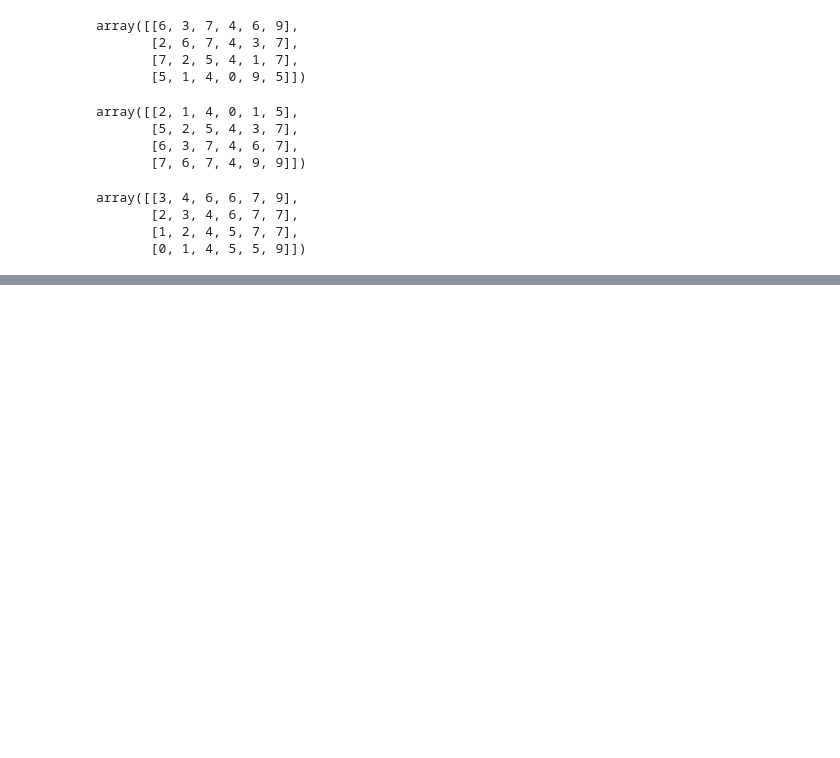
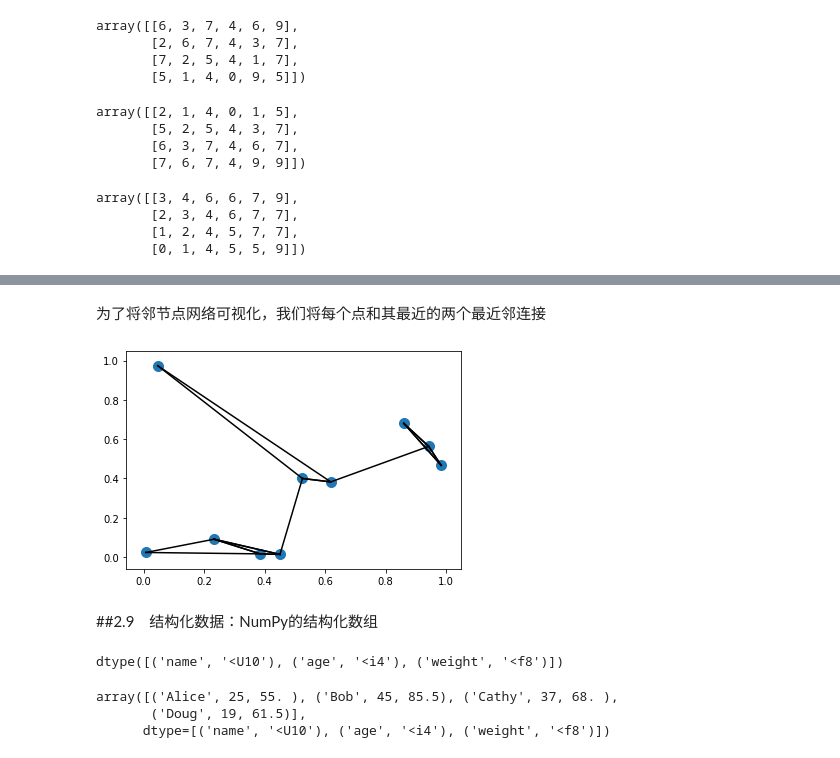
Before and after one commit to 515074431/tensorflow-study-notes, a Jupyter notebook: Python数据科学手册/2.5.3广播的实际应用.ipynb, the cells around one changed output, grey strips where cells are left out. Saved outputs shown, nothing was run; the diff lists cells and outputs as text; code cells hidden in the pictures; blank space fills up the shorter version.

```diff
--- a/Python数据科学手册/2.5.3广播的实际应用.ipynb
+++ b/Python数据科学手册/2.5.3广播的实际应用.ipynb
@@ -405,0 +489,38 @@ array([[3, 4, 6, 6, 7, 9],
+# %%
+K = 2
+nearest_partition = np.argpartition(dist_sq,K +1, axis=1)
+# %% [markdown]
+为了将邻节点网络可视化，我们将每个点和其最近的两个最近邻连接
+# %%
+plt.scatter(X[:,0],X[:,1],s=100)
+#将每个点与它的两最近邻连接
+K=2
+for i in range(X.shape[0]):
+  for j in nearest_partition[i,:K+1]:
+    #画一条从X[i]到X[j]的线段
+    #用zip方法实现
+    plt.plot(*zip(X[j],X[i]),color='black')
+# %% [output]
+[figure, added]
+# %% [markdown]
+##2.9　结构化数据：NumPy的结构化数组
+# %%
+name = ['Alice', 'Bob', 'Cathy', 'Doug']
+age = [25, 45, 37, 19]
+weight = [55.0, 85.5, 68.0, 61.5]
+
+# 使用复合数据结构的结构化数组
+data = np.zeros(4,dtype={'names':('name','age','weight'),
+              'formats':('U10','i4','f8')})
+data.dtype
+# %% [output]
+dtype([('name', '<U10'), ('age', '<i4'), ('weight', '<f8')])
+# %%
+data['name'] = name
+data['age'] = age
+data['weight'] = weight
+data
+# %% [output]
+array([('Alice', 25, 55. ), ('Bob', 45, 85.5), ('Cathy', 37, 68. ),
+       ('Doug', 19, 61.5)],
+      dtype=[('name', '<U10'), ('age', '<i4'), ('weight', '<f8')])
```
Also changed, not shown: parts of 22 cells of this notebook, 4 other files.
